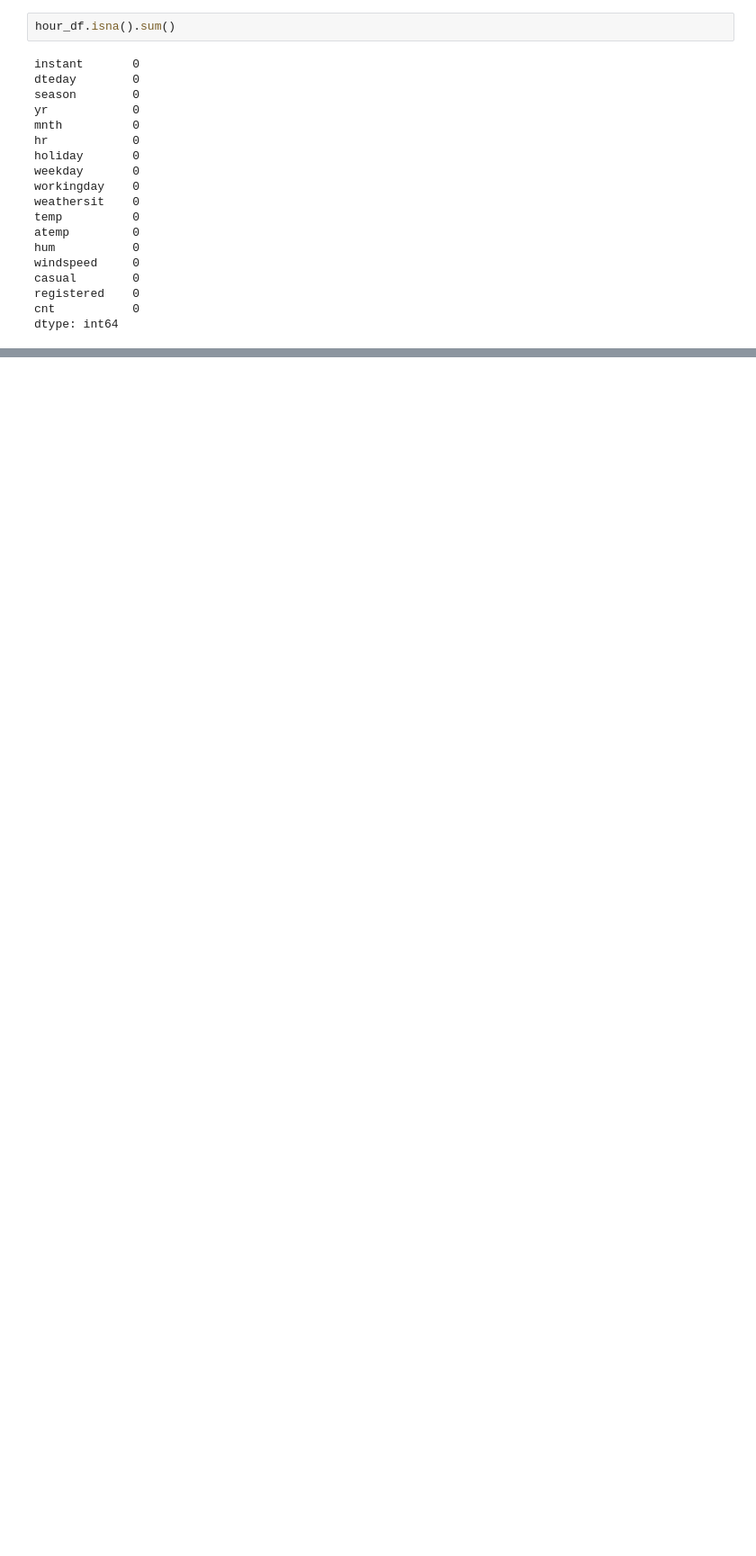
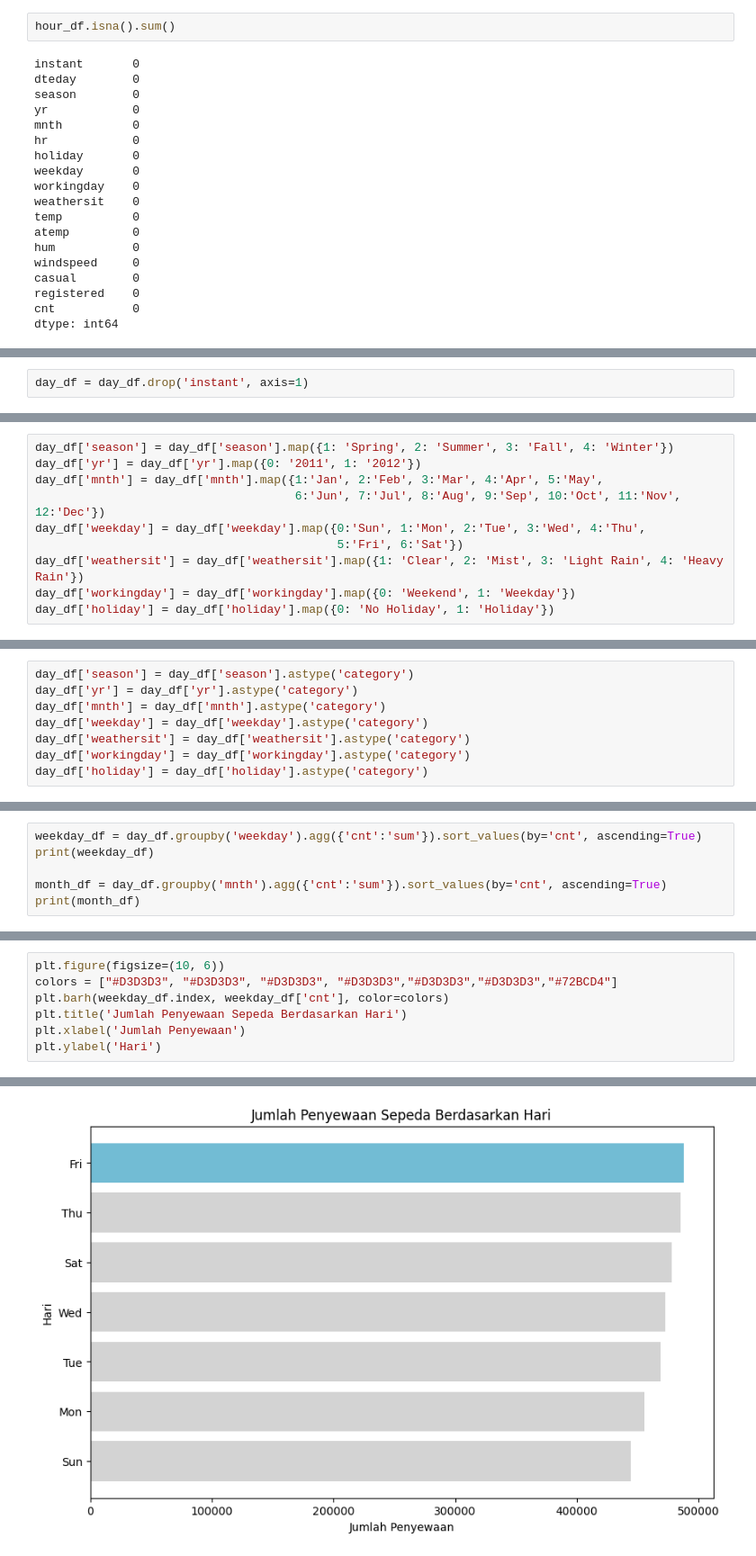
Before and after one commit to skr-g16/proyek_analisis_data, a Jupyter notebook: notebook.ipynb, the cells around one changed output, grey strips where cells are left out. Shown at 90% size. Drawn from its saved outputs; the diff is of its cells as text; blank space fills up the shorter version.

```diff
--- a/notebook.ipynb
+++ b/notebook.ipynb
@@ -248,0 +198,2 @@ memory usage: 91.5 KB
+# %%
+day_df = day_df.drop('instant', axis=1)
@@ -248,0 +202,10 @@ memory usage: 91.5 KB
+# %%
+day_df['season'] = day_df['season'].map({1: 'Spring', 2: 'Summer', 3: 'Fall', 4: 'Winter'})
+day_df['yr'] = day_df['yr'].map({0: '2011', 1: '2012'})
+day_df['mnth'] = day_df['mnth'].map({1:'Jan', 2:'Feb', 3:'Mar', 4:'Apr', 5:'May',
+                                     6:'Jun', 7:'Jul', 8:'Aug', 9:'Sep', 10:'Oct', 11:'Nov', 12:'Dec'})
+day_df['weekday'] = day_df['weekday'].map({0:'Sun', 1:'Mon', 2:'Tue', 3:'Wed', 4:'Thu',
+                                           5:'Fri', 6:'Sat'})
+day_df['weathersit'] = day_df['weathersit'].map({1: 'Clear', 2: 'Mist', 3: 'Light Rain', 4: 'Heavy Rain'})
+day_df['workingday'] = day_df['workingday'].map({0: 'Weekend', 1: 'Weekday'})
+day_df['holiday'] = day_df['holiday'].map({0: 'No Holiday', 1: 'Holiday'})
@@ -248,0 +214,8 @@ memory usage: 91.5 KB
+# %%
+day_df['season'] = day_df['season'].astype('category')
+day_df['yr'] = day_df['yr'].astype('category')
+day_df['mnth'] = day_df['mnth'].astype('category')
+day_df['weekday'] = day_df['weekday'].astype('category')
+day_df['weathersit'] = day_df['weathersit'].astype('category')
+day_df['workingday'] = day_df['workingday'].astype('category')
+day_df['holiday'] = day_df['holiday'].astype('category')
@@ -506,0 +414,6 @@ day_df.to_csv("clean_day_df.csv", index=False)
+# %%
+weekday_df = day_df.groupby('weekday').agg({'cnt':'sum'}).sort_values(by='cnt', ascending=True)
+print(weekday_df)
+
+month_df = day_df.groupby('mnth').agg({'cnt':'sum'}).sort_values(by='cnt', ascending=True)
+print(month_df)
@@ -506,0 +438,8 @@ day_df.to_csv("clean_day_df.csv", index=False)
+# %%
+plt.figure(figsize=(10, 6))
+colors = ["#D3D3D3", "#D3D3D3", "#D3D3D3", "#D3D3D3","#D3D3D3","#D3D3D3","#72BCD4"]
+plt.barh(weekday_df.index, weekday_df['cnt'], color=colors)
+plt.title('Jumlah Penyewaan Sepeda Berdasarkan Hari')
+plt.xlabel('Jumlah Penyewaan')
+plt.ylabel('Hari')
+# %% [output]
@@ -506,0 +447 @@ day_df.to_csv("clean_day_df.csv", index=False)
+[figure, added]
```
Also changed, not shown: parts of 95 cells of this notebook, 4 other files.
